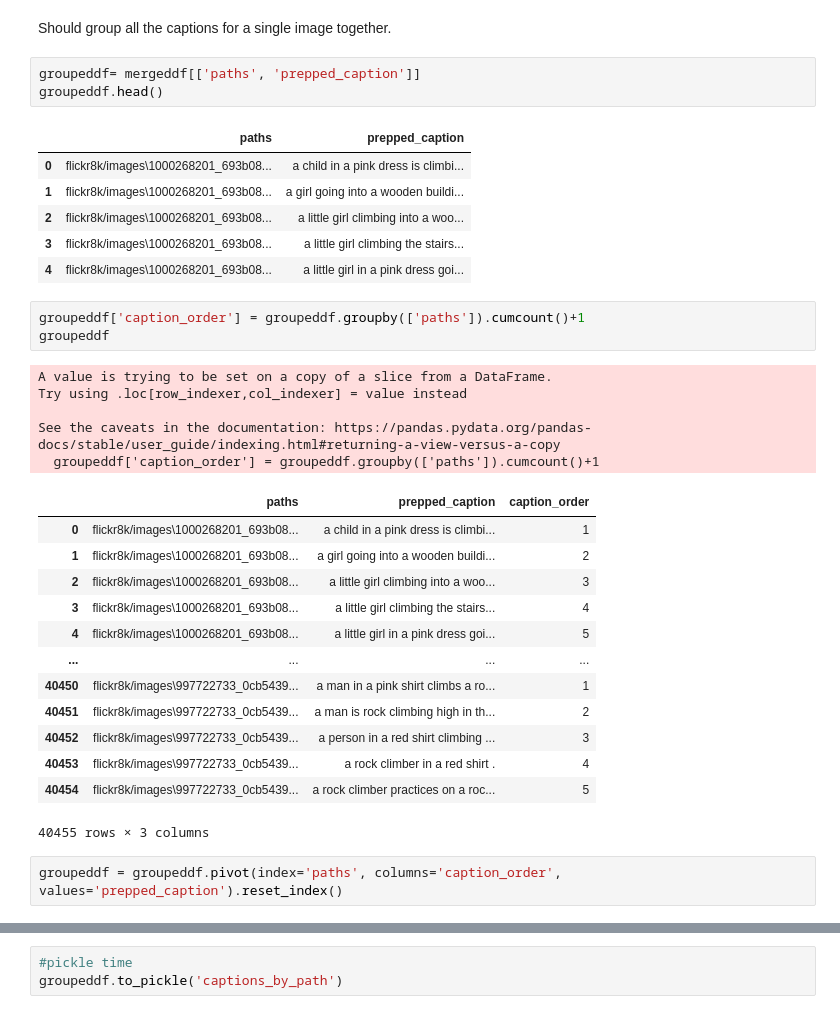
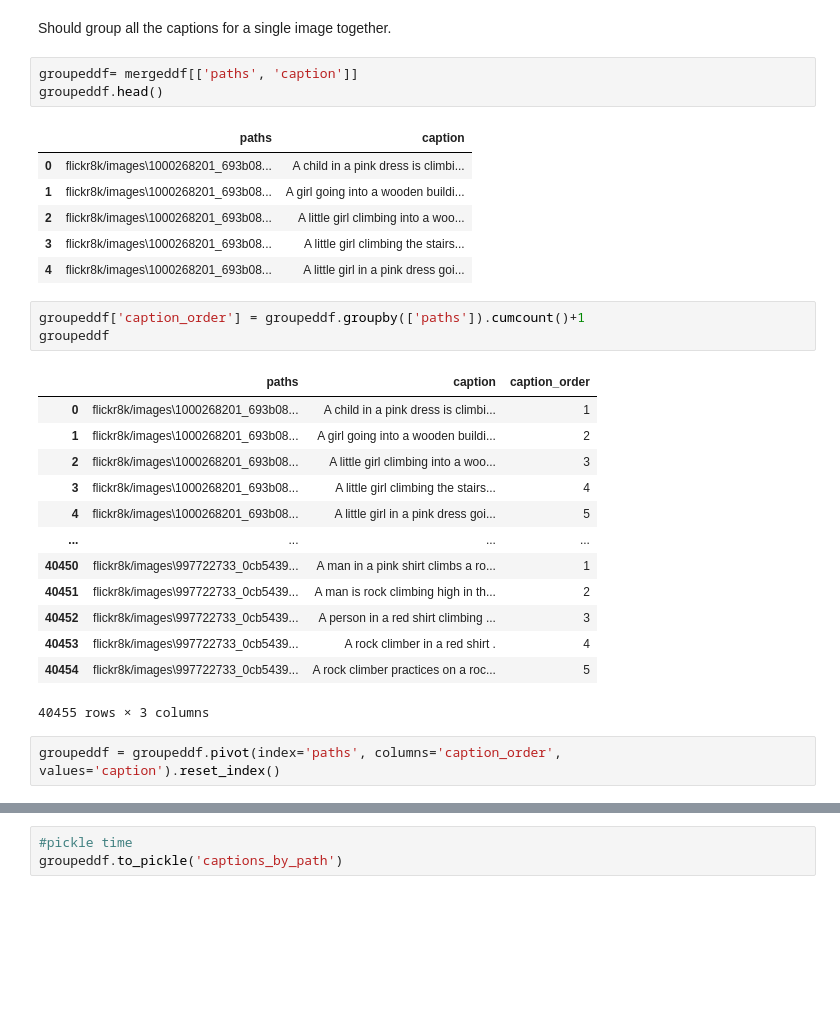
Before and after one commit to ananyachattoraj/capstone, a Jupyter notebook: EDA.ipynb, the cells around one changed output, grey strips where cells are left out. Drawn from its saved outputs; the diff is of its cells as text; blank space fills up the shorter version.

```diff
--- a/EDA.ipynb
+++ b/EDA.ipynb
@@ -203,39 +187,34 @@ text_prep(mergeddf).head()
 # %% [markdown]
 Should group all the captions for a single image together.
 # %%
-groupeddf= mergeddf[['paths', 'prepped_caption']]
+groupeddf= mergeddf[['paths', 'caption']]
 groupeddf.head()
 # %% [output]
-|  | paths | prepped_caption |
-| 0 | flickr8k/images\1000268201_693b08... | a child in a pink dress is climbi... |
-| 1 | flickr8k/images\1000268201_693b08... | a girl going into a wooden buildi... |
-| 2 | flickr8k/images\1000268201_693b08... | a little girl climbing into a woo... |
-| 3 | flickr8k/images\1000268201_693b08... | a little girl climbing the stairs... |
-| 4 | flickr8k/images\1000268201_693b08... | a little girl in a pink dress goi... |
+|  | paths | caption |
+| 0 | flickr8k/images\1000268201_693b08... | A child in a pink dress is climbi... |
+| 1 | flickr8k/images\1000268201_693b08... | A girl going into a wooden buildi... |
+| 2 | flickr8k/images\1000268201_693b08... | A little girl climbing into a woo... |
+| 3 | flickr8k/images\1000268201_693b08... | A little girl climbing the stairs... |
+| 4 | flickr8k/images\1000268201_693b08... | A little girl in a pink dress goi... |
 # %%
 groupeddf['caption_order'] = groupeddf.groupby(['paths']).cumcount()+1
 groupeddf
 # %% [output]
+|  | paths | caption | caption_order |
+| 0 | flickr8k/images\1000268201_693b08... | A child in a pink dress is climbi... | 1 |
+| 1 | flickr8k/images\1000268201_693b08... | A girl going into a wooden buildi... | 2 |
+| 2 | flickr8k/images\1000268201_693b08... | A little girl climbing into a woo... | 3 |
+| 3 | flickr8k/images\1000268201_693b08... | A little girl climbing the stairs... | 4 |
+| 4 | flickr8k/images\1000268201_693b08... | A little girl in a pink dress goi... | 5 |
+| ... | ... | ... | ... |
+| 40450 | flickr8k/images\997722733_0cb5439... | A man in a pink shirt climbs a ro... | 1 |
+| 40451 | flickr8k/images\997722733_0cb5439... | A man is rock climbing high in th... | 2 |
+| 40452 | flickr8k/images\997722733_0cb5439... | A person in a red shirt climbing ... | 3 |
+| 40453 | flickr8k/images\997722733_0cb5439... | A rock climber in a red shirt . | 4 |
+| 40454 | flickr8k/images\997722733_0cb5439... | A rock climber practices on a roc... | 5 |
-A value is trying to be set on a copy of a slice from a DataFrame.
-Try using .loc[row_indexer,col_indexer] = value instead
-
-See the caveats in the documentation: https://pandas.pydata.org/pandas-docs/stable/user_guide/indexing.html#returning-a-view-versus-a-copy
-  groupeddf['caption_order'] = groupeddf.groupby(['paths']).cumcount()+1
+40455 rows × 3 columns
-|  | paths | prepped_caption | caption_order |
-| 0 | flickr8k/images\1000268201_693b08... | a child in a pink dress is climbi... | 1 |
-| 1 | flickr8k/images\1000268201_693b08... | a girl going into a wooden buildi... | 2 |
-| 2 | flickr8k/images\1000268201_693b08... | a little girl climbing into a woo... | 3 |
-| 3 | flickr8k/images\1000268201_693b08... | a little girl climbing the stairs... | 4 |
-| 4 | flickr8k/images\1000268201_693b08... | a little girl in a pink dress goi... | 5 |
-| ... | ... | ... | ... |
-| 40450 | flickr8k/images\997722733_0cb5439... | a man in a pink shirt climbs a ro... | 1 |
-| 40451 | flickr8k/images\997722733_0cb5439... | a man is rock climbing high in th... | 2 |
-| 40452 | flickr8k/images\997722733_0cb5439... | a person in a red shirt climbing ... | 3 |
-| 40453 | flickr8k/images\997722733_0cb5439... | a rock climber in a red shirt . | 4 |
-| 40454 | flickr8k/images\997722733_0cb5439... | a rock climber practices on a roc... | 5 |
-40455 rows × 3 columns
 # %%
-groupeddf = groupeddf.pivot(index='paths', columns='caption_order', values='prepped_caption').reset_index()
+groupeddf = groupeddf.pivot(index='paths', columns='caption_order', values='caption').reset_index()
 # %%
 groupeddf
 # %% [output]
```
Also changed, not shown: parts of 6 cells of this notebook, 7 other files.
